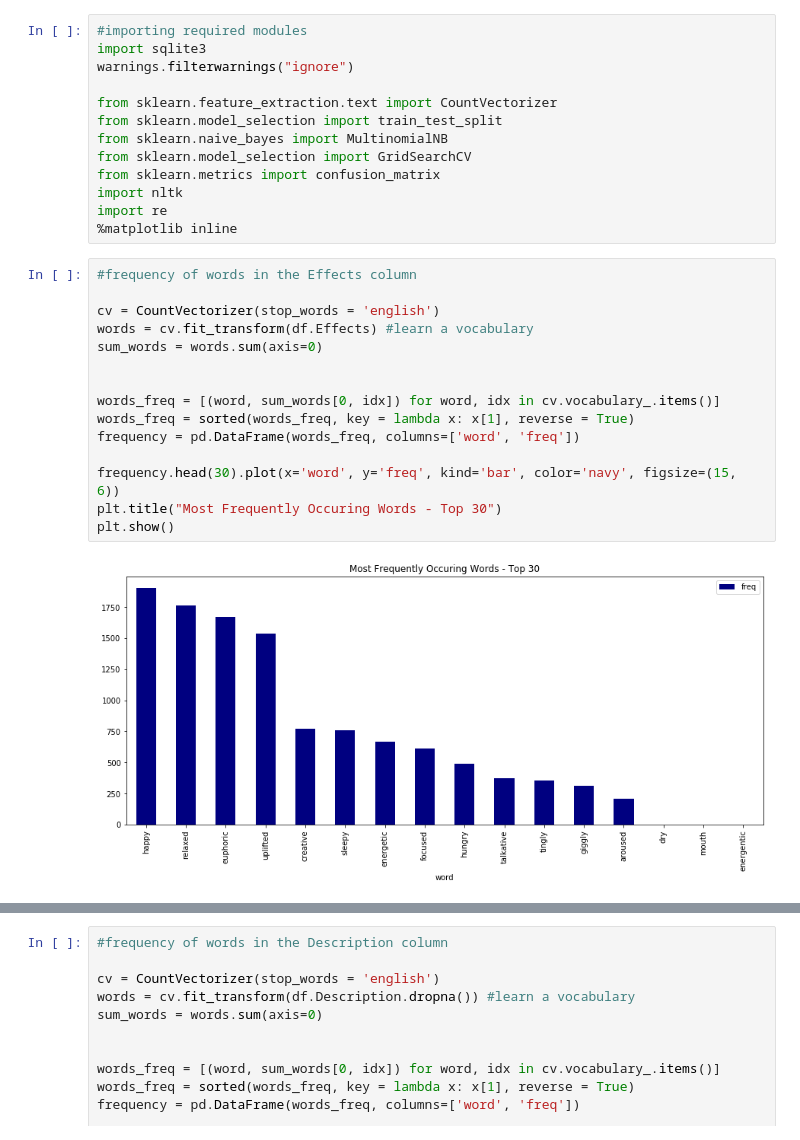
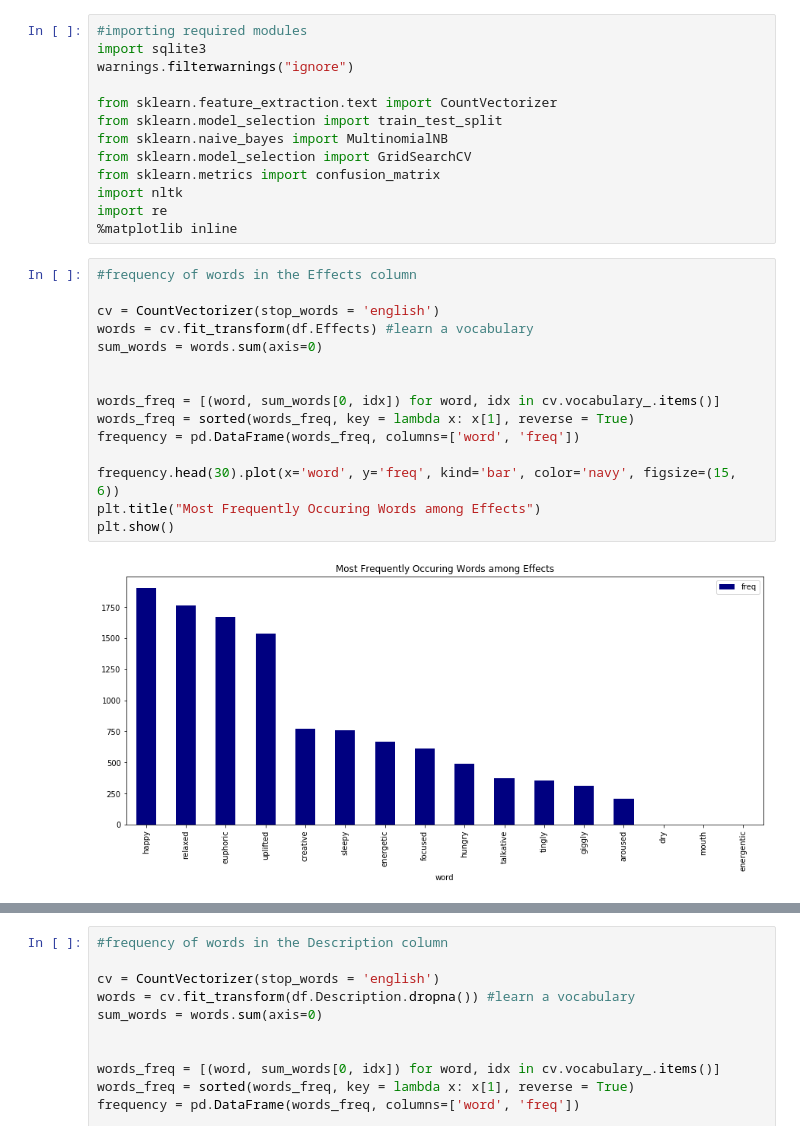
Before and after one commit to kavehamini/Cannabis_Project, a Jupyter notebook: Cannabis NLP.ipynb, the cells around one changed output, grey strips where cells are left out. Cells and saved outputs as stored; diff of their text form.

```diff
--- a/Cannabis NLP.ipynb
+++ b/Cannabis NLP.ipynb
@@ -38,17 +38,17 @@ import re
 # %%
 #frequency of words in the Effects column
 
 cv = CountVectorizer(stop_words = 'english')
 words = cv.fit_transform(df.Effects) #learn a vocabulary
 sum_words = words.sum(axis=0)
 
 
 words_freq = [(word, sum_words[0, idx]) for word, idx in cv.vocabulary_.items()]
 words_freq = sorted(words_freq, key = lambda x: x[1], reverse = True)
 frequency = pd.DataFrame(words_freq, columns=['word', 'freq'])
 
 frequency.head(30).plot(x='word', y='freq', kind='bar', color='navy', figsize=(15, 6))
-plt.title("Most Frequently Occuring Words - Top 30")
+plt.title("Most Frequently Occuring Words among Effects")
 plt.show()
 # %% [output]
-[figure, old version]
+[figure, new version]
```
Also changed, not shown: parts of 11 cells of this notebook.
